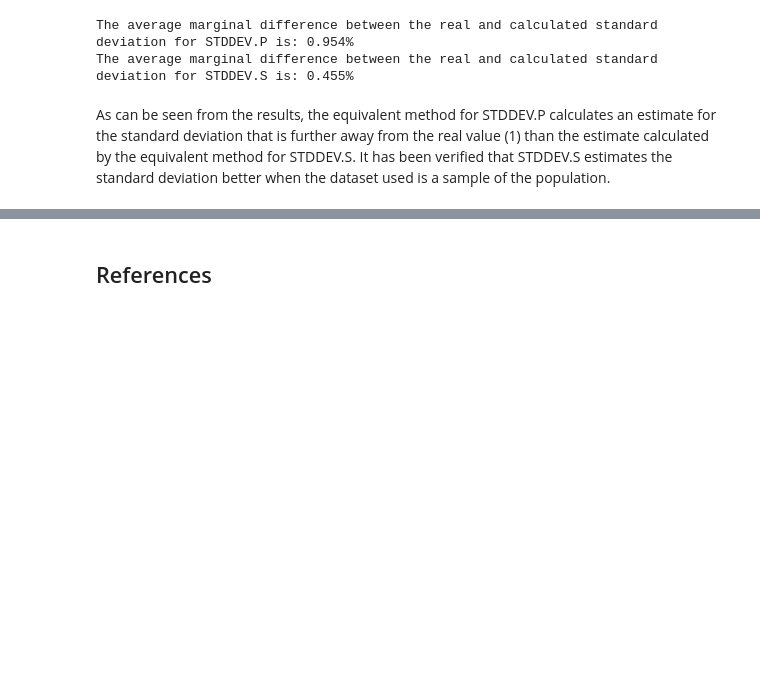
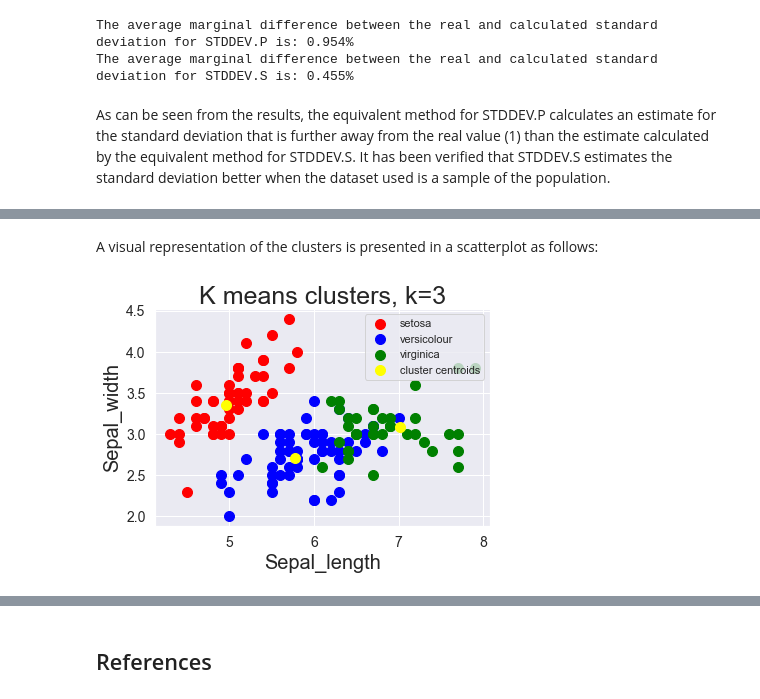
Before and after one commit to AlanQuille/machinelearningTasks, a Jupyter notebook: Tasks2020.ipynb, the cells around one changed output, grey strips where cells are left out. Drawn from its saved outputs; the diff is of its cells as text; code cells hidden in the pictures; blank space fills up the shorter version.

Commit message:
Added kmeans clustering and elbow method, Task 4

```diff
--- a/Tasks2020.ipynb
+++ b/Tasks2020.ipynb
@@ -214,0 +253,4 @@ As can be seen from the results, the equivalent method for STDDEV.P calculates a
+# %%
+# Takes the values of the iris dataset without headers ro species
+data = df.iloc[:, [0,1,2,3]].values
+print(data)
@@ -214,0 +277,9 @@ As can be seen from the results, the equivalent method for STDDEV.P calculates a
+# %%
+# kmeans with 3 clusters
+kmeans3 = KMeans(n_clusters=3)
+# prediction of dataset
+y_kmeans3 = kmeans3.fit_predict(data)
+# print the predicted clusters for each datum
+print(y_kmeans3)
+# print the centroids for each cluster
+print(kmeans3.cluster_centers_)
@@ -214,0 +295,40 @@ As can be seen from the results, the equivalent method for STDDEV.P calculates a
+# %% [markdown]
+A visual representation of the clusters is presented in a scatterplot as follows:
+# %%
+# to generate plots using pyplot from matplotlib
+import matplotlib.pyplot as plt
+# seaborn makes the plots look nicer
+import seaborn as sns
+
+# create grid for pyplots from seaborn
+sns.set()
+
+
+def scatter_clusters(column1, column2, xlabel, ylabel):
+    #Visualising the clusters
+    plt.scatter(data[y_kmeans3 == 1, column1], data[y_kmeans3 == 1, column2], s = 100, c = 'red', label = 'setosa')
+    plt.scatter(data[y_kmeans3 == 0, column1], data[y_kmeans3 == 0, column2], s = 100, c = 'blue', label = 'versicolour')
+    plt.scatter(data[y_kmeans3 == 2, column1], data[y_kmeans3 == 2, column2], s = 100, c = 'green', label = 'virginica')
+
+    #Plotting the centroids of the clusters
+    plt.scatter(kmeans3.cluster_centers_[:, column1], kmeans3.cluster_centers_[:,column2], s = 100, c = 'yellow', label = 'cluster centroids');
+
+    # Title of the histogram plot
+    plt.title("K means clusters, k=3", fontsize=25)
+
+    # the x label of histogrm
+    plt.xlabel(xlabel, fontsize=20)
+
+    # the y label of histogram
+    plt.ylabel(ylabel, fontsize=20)
+
+    # change size of ticks of x and y axes
+    ax = plt.gca()
+    ax.tick_params(axis = 'both', which = 'major', labelsize = 14)
+
+    # plot legend
+    plt.legend()
+
+scatter_clusters(0, 1, "Sepal_length", "Sepal_width")
+# %% [output]
+[figure, added]
```
Also changed, not shown: parts of 16 cells of this notebook, 1 other file.
